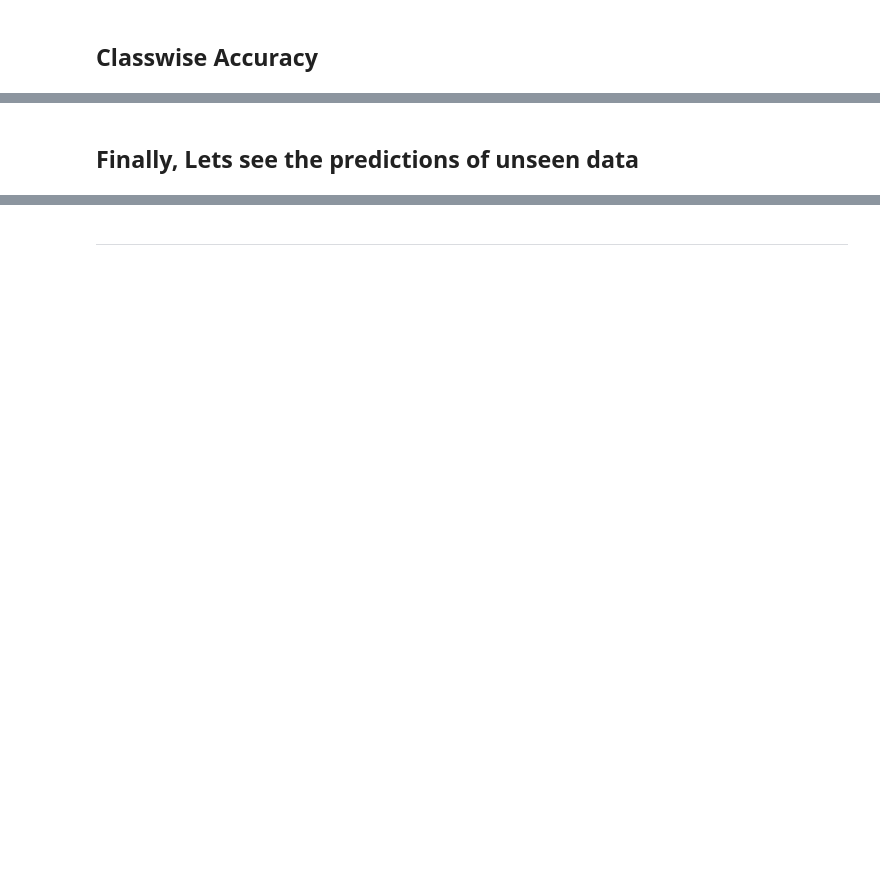
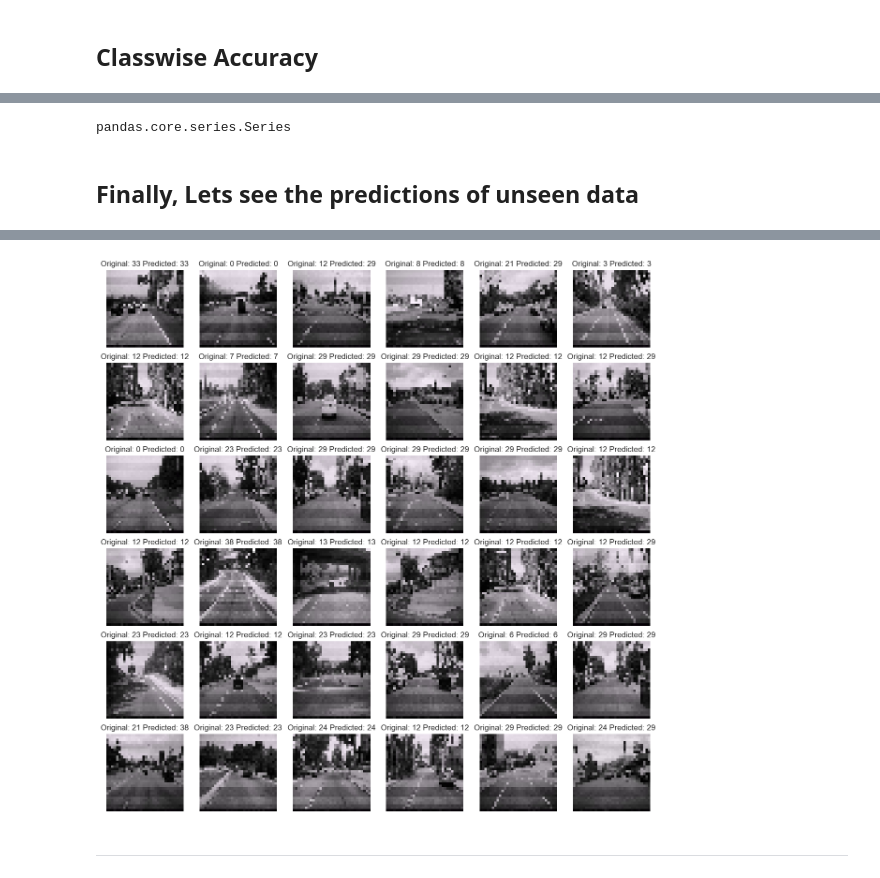
Before and after one commit to dcgaray/cpe429_project, a Jupyter notebook: ml_project/ml_project.ipynb, the cells around one changed output, grey strips where cells are left out. Drawn from its saved outputs; the diff is of its cells as text; code cells hidden in the pictures; blank space fills up the shorter version.

```diff
--- a/ml_project/ml_project.ipynb
+++ b/ml_project/ml_project.ipynb
@@ -209,15 +232,18 @@ model.compile(optimizer='adam', loss='categorical_crossentropy', metrics=['accur
 # %% [markdown]
 ## Creating Callbacks
 # %%
-model_check = ModelCheckpoint('best_model.h5', monitor='val_accuracy', verbose=0, save_best_only=True, mode='max')
+model_check = ModelCheckpoint('model_checkpoint.h5', monitor='val_accuracy', verbose=0, save_best_only=True, mode='max')
 
-early = EarlyStopping(monitor='val_accuracy', min_delta=0, patience=5, verbose=0, mode='max', restore_best_weights=True)
+# what stops the code from ending early
+early = EarlyStopping(monitor='val_accuracy', min_delta=0, patience=7, verbose=0, mode='max', restore_best_weights=True)
 
-reduce_lr = ReduceLROnPlateau(monitor='val_loss', factor=0.2, patience=5, min_lr=0.001)
+reduce_lr = ReduceLROnPlateau(monitor='val_loss', factor=0.2, patience=7, min_lr=0.001)
 
 csv_logger = CSVLogger('train_log.csv', separator=',')
 # %% [markdown]
 ## Fitting Model with Data
 # %%
-n_epochs = 100
-history = model.fit_generator(train_generator, epochs=n_epochs, validation_data=valid_generator, callbacks = [model_check, early, reduce_lr, csv_logger])
+n_epochs = 25
+#history = model.fit_generator(train_generator, epochs=n_epochs, validation_data=valid_generator, callbacks = [model_check, early, reduce_lr, csv_logger])
+# Use model.fit instead of model.fit_generator
+history = model.fit(train_generator, epochs=n_epochs, validation_data=valid_generator, callbacks = [model_check, early, reduce_lr, csv_logger])
@@ -256,0 +324,9 @@ pred = np.argmax(model.predict(X_test), axis = 1)
+# %%
+# pred = np.argmax(model.predict(X_test), axis = 1)
+# Define a function to load and preprocess an image
+def load_and_preprocess_image(filename):
+    img = tf.keras.preprocessing.image.load_img(os.path.join(path, filename), target_size=(32, 32))
+    img = tf.keras.preprocessing.image.img_to_array(img)
+    img = img / 255.0  # Rescale pixel values
+    img = np.expand_dims(img, axis=0)  # Add batch dimension
+    return img
@@ -298,17 +399,21 @@ cls_acc_styled
+# %%
+type(X_test)
+# %% [output]
+pandas.core.series.Series
 # %% [markdown]
 ## Finally, Lets see the predictions of **unseen data**
 # %%
-
-fig, axes = plt.subplots(5, 5, figsize=(18, 18))
-
+# Finally, Lets see the predictions of **unseen data**
+fig, axes = plt.subplots(6, 6, figsize=(15, 15))
 for i, ax in enumerate(axes.flat):
     r = np.random.randint(X_test.shape[0])
-    image = X_test[r]
+    filename = X_test.iloc[r]
+    image = load_and_preprocess_image(filename)  # Load and preprocess the image
     label_true = np.argmax(y_test[r])
-    label_pred = np.argmax(model.predict(image.reshape(1, 32, 32, 3)))
+    label_pred = np.argmax(model.predict(image))
 
     # Convert the image back to the original scale (from [0, 1] to [0, 255])
-    image = (image * 255).astype('uint8')
+    image = (image[0] * 255).astype('uint8')  # Index into the batch dimension to get the actual image
 
     ax.imshow(image)
     ax.grid(False)
@@ -316,3 +421,4 @@ for i, ax in enumerate(axes.flat):
     ax.set_title('Original: {} Predicted: {}'.format(label_true, label_pred))
 
 plt.show()
+# %% [output]
@@ -319,2 +442,3 @@ plt.show()
+[figure, added]
 # %% [markdown]
 ---
```
Also changed, not shown: parts of 27 cells of this notebook, 8 other files.
